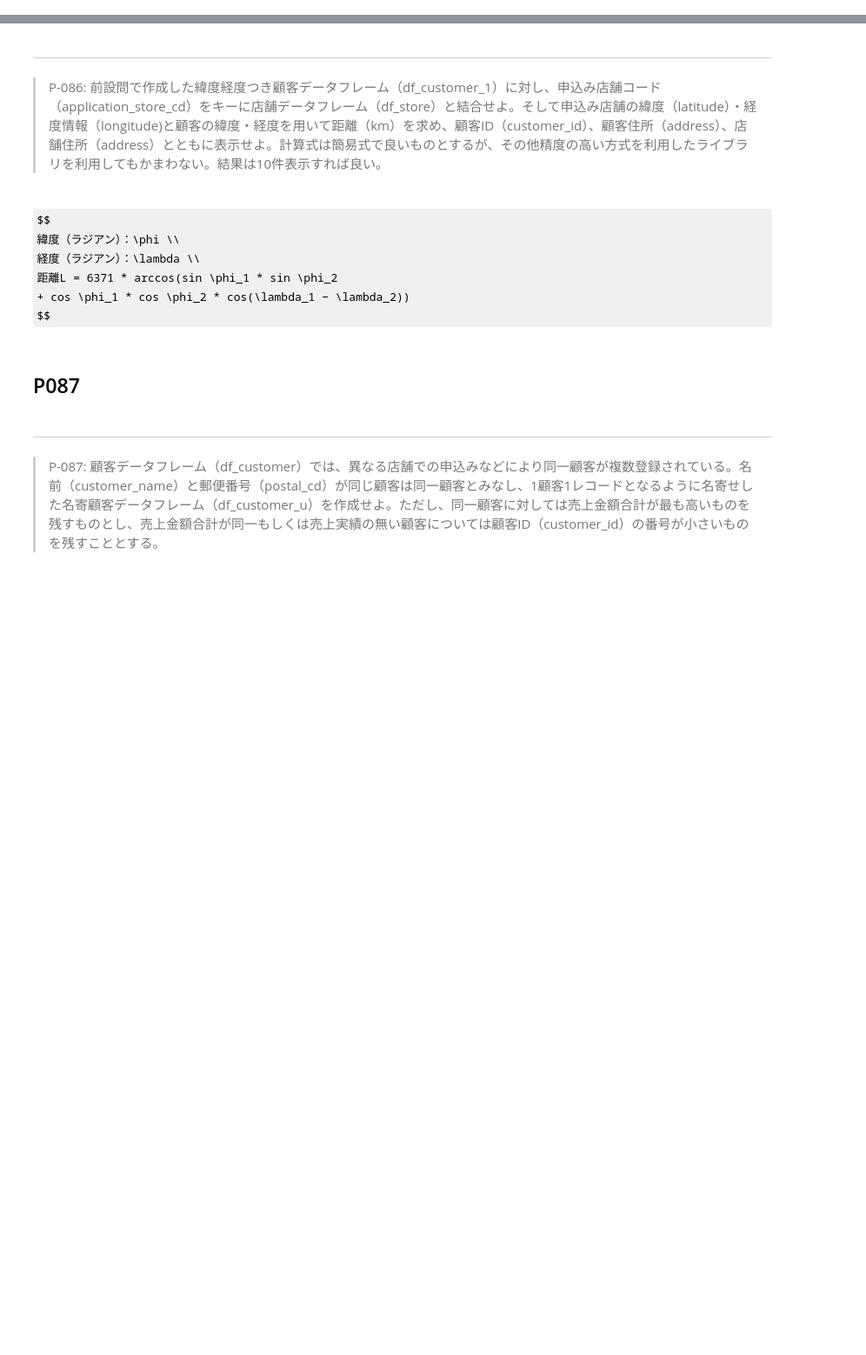
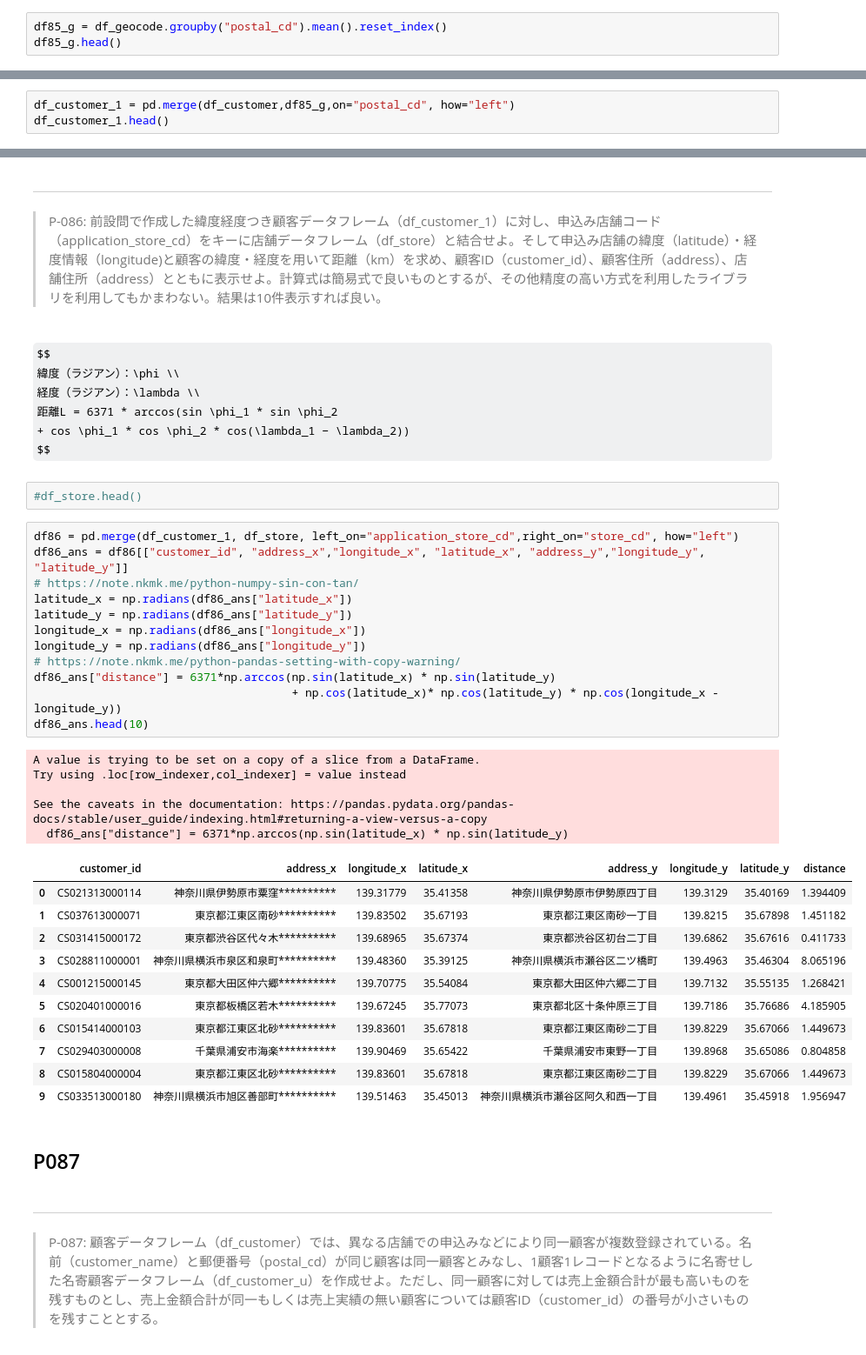
Before and after one commit to okusama27/koan, a Jupyter notebook: 100knock/submit/kame-chan/100_knock_Python(kame-chan).ipynb, the cells around one changed output, grey strips where cells are left out. Shown: that part at 87% size. Saved outputs shown, nothing was run; the diff lists cells and outputs as text; some formulas as TeX source; blank space fills up the shorter version.

```diff
--- a/100knock/submit/kame-chan/100_knock_Python(kame-chan).ipynb
+++ b/100knock/submit/kame-chan/100_knock_Python(kame-chan).ipynb
@@ -2102,3 +2331,6 @@ df77_sum[(df77_sum["amount"] <= outlier_min) | (df77_sum["amount"] >= outlier_ma
 # %% [markdown]
 ---
 > P-085: 顧客データフレーム（df_customer）の全顧客に対し、郵便番号（postal_cd）を用いて経度緯度変換用データフレーム（df_geocode）を紐付け、新たなdf_customer_1を作成せよ。ただし、複数紐づく場合は経度（longitude）、緯度（latitude）それぞれ平均を算出すること。
+# %%
+df85_g = df_geocode.groupby("postal_cd").mean().reset_index()
+df85_g.head()
@@ -2104,0 +2344,3 @@ df77_sum[(df77_sum["amount"] <= outlier_min) | (df77_sum["amount"] >= outlier_ma
+# %%
+df_customer_1 = pd.merge(df_customer,df85_g,on="postal_cd", how="left")
+df_customer_1.head()
@@ -2114,6 +2363,37 @@ $$
 距離L = 6371 * arccos(sin \phi_1 * sin \phi_2
 + cos \phi_1 * cos \phi_2 * cos(\lambda_1 − \lambda_2))
 $$
+# %%
+#df_store.head()
+# %%
+df86 = pd.merge(df_customer_1, df_store, left_on="application_store_cd",right_on="store_cd", how="left")
+df86_ans = df86[["customer_id", "address_x","longitude_x", "latitude_x", "address_y","longitude_y", "latitude_y"]]
+# https://note.nkmk.me/python-numpy-sin-con-tan/
+latitude_x = np.radians(df86_ans["latitude_x"])
+latitude_y = np.radians(df86_ans["latitude_y"])
+longitude_x = np.radians(df86_ans["longitude_x"])
+longitude_y = np.radians(df86_ans["longitude_y"])
+# https://note.nkmk.me/python-pandas-setting-with-copy-warning/
+df86_ans["distance"] = 6371*np.arccos(np.sin(latitude_x) * np.sin(latitude_y)
+                                      + np.cos(latitude_x)* np.cos(latitude_y) * np.cos(longitude_x - longitude_y))
+df86_ans.head(10)
+# %% [output]
+A value is trying to be set on a copy of a slice from a DataFrame.
+Try using .loc[row_indexer,col_indexer] = value instead
+
+See the caveats in the documentation: https://pandas.pydata.org/pandas-docs/stable/user_guide/indexing.html#returning-a-view-versus-a-copy
+  df86_ans["distance"] = 6371*np.arccos(np.sin(latitude_x) * np.sin(latitude_y)
+|  | customer_id | address_x | longitude_x | latitude_x | address_y | longitude_y | latitude_y | distance |
+| 0 | CS021313000114 | 神奈川県伊勢原市粟窪********** | 139.31779 | 35.41358 | 神奈川県伊勢原市伊勢原四丁目 | 139.3129 | 35.40169 | 1.394409 |
+| 1 | CS037613000071 | 東京都江東区南砂********** | 139.83502 | 35.67193 | 東京都江東区南砂一丁目 | 139.8215 | 35.67898 | 1.451182 |
+| 2 | CS031415000172 | 東京都渋谷区代々木********** | 139.68965 | 35.67374 | 東京都渋谷区初台二丁目 | 139.6862 | 35.67616 | 0.411733 |
+| 3 | CS028811000001 | 神奈川県横浜市泉区和泉町********** | 139.48360 | 35.39125 | 神奈川県横浜市瀬谷区二ツ橋町 | 139.4963 | 35.46304 | 8.065196 |
+| 4 | CS001215000145 | 東京都大田区仲六郷********** | 139.70775 | 35.54084 | 東京都大田区仲六郷二丁目 | 139.7132 | 35.55135 | 1.268421 |
+| 5 | CS020401000016 | 東京都板橋区若木********** | 139.67245 | 35.77073 | 東京都北区十条仲原三丁目 | 139.7186 | 35.76686 | 4.185905 |
+| 6 | CS015414000103 | 東京都江東区北砂********** | 139.83601 | 35.67818 | 東京都江東区南砂二丁目 | 139.8229 | 35.67066 | 1.449673 |
+| 7 | CS029403000008 | 千葉県浦安市海楽********** | 139.90469 | 35.65422 | 千葉県浦安市東野一丁目 | 139.8968 | 35.65086 | 0.804858 |
+| 8 | CS015804000004 | 東京都江東区北砂********** | 139.83601 | 35.67818 | 東京都江東区南砂二丁目 | 139.8229 | 35.67066 | 1.449673 |
+| 9 | CS033513000180 | 神奈川県横浜市旭区善部町********** | 139.51463 | 35.45013 | 神奈川県横浜市瀬谷区阿久和西一丁目 | 139.4961 | 35.45918 | 1.956947 |
 # %% [markdown]
 ## P087
 # %% [markdown]
```
Also changed, not shown: parts of 28 cells of this notebook.
